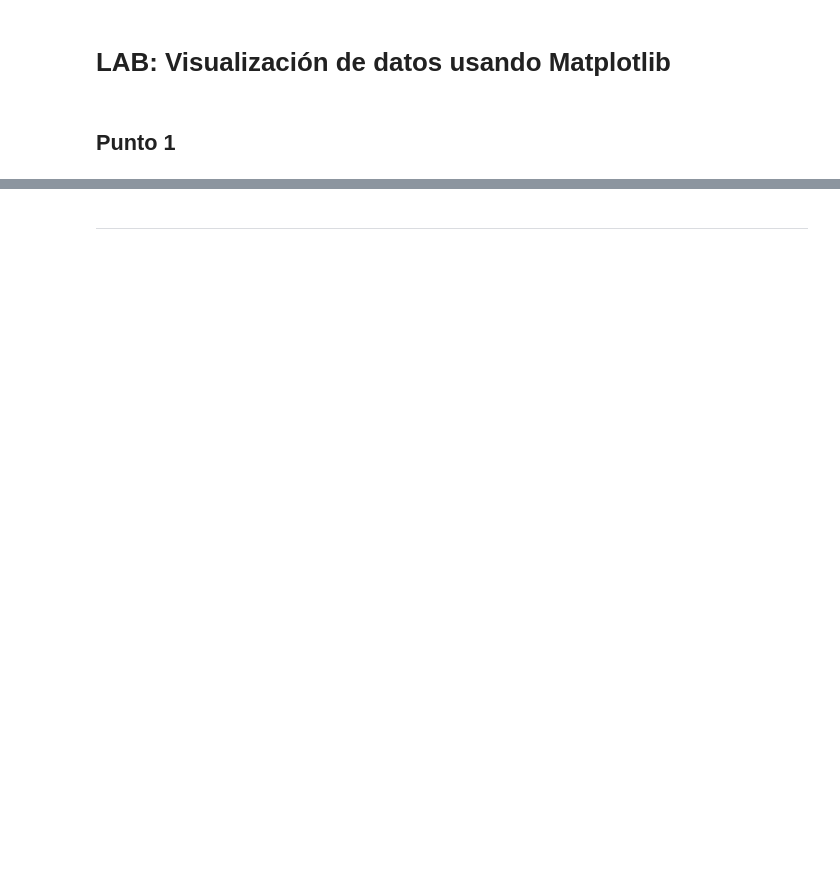
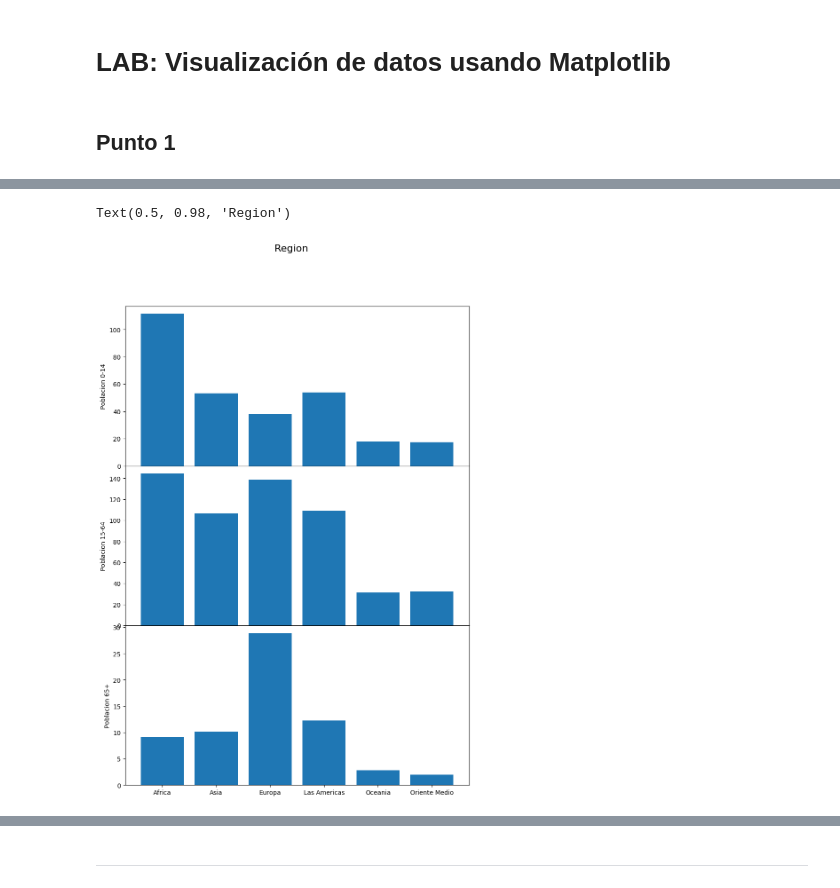
Before and after one commit to cda-2019-01/lab-visualizacion-matplotlib-jlmejiav, a Jupyter notebook: visualizacion-de-datos-usando-matplotlib.ipynb, the cells around one changed output, grey strips where cells are left out. Drawn from its saved outputs; the diff is of its cells as text; code cells hidden in the pictures; blank space fills up the shorter version.

```diff
--- a/visualizacion-de-datos-usando-matplotlib.ipynb
+++ b/visualizacion-de-datos-usando-matplotlib.ipynb
@@ -57,6 +117,24 @@ SyntaxError: positional argument follows keyword argument (<ipython-input-75-dcd
 Construya una gráfica similar a la siguiente usando el archivo `indicadores-mundiales.csv`. Se grafica la suma del porcetaje de la población por regiones.
 
 ![act3](images/suma-pob-region-edades-4.png)
+# %%
+df=pd.read_csv(open('indicadores-mundiales2.csv'), delimiter=',')
+copia = df.copy()
+(df.loc[df['Region'] == "africa", "Region"]) = "Africa"
+aux = (df.groupby('Region')['Poblacion 0-14','Poblacion 15-64','Poblacion 65+'].sum() / 100).sort_values(by='Region')
+# %%
+fig, axs = plt.subplots(3, 1, sharex='col', sharey='row', figsize=(10, 14));
+plt.xticks(rotation='vertical')
+plt.subplots_adjust(wspace = 0, hspace=0)
+for i, colname in enumerate(aux.columns):
+    axs[i].bar(list(aux.index), aux[colname])
+    axs[i].set_ylabel(colname)
+    for tick in axs[i].get_xticklabels():
+        tick.set_rotation(0)
+fig.suptitle('Region', fontsize=16)
+# %% [output]
+Text(0.5, 0.98, 'Region')
+[figure, added]
 # %% [markdown]
 ## Punto 4
 
```
Also changed, not shown: parts of 22 cells of this notebook.
